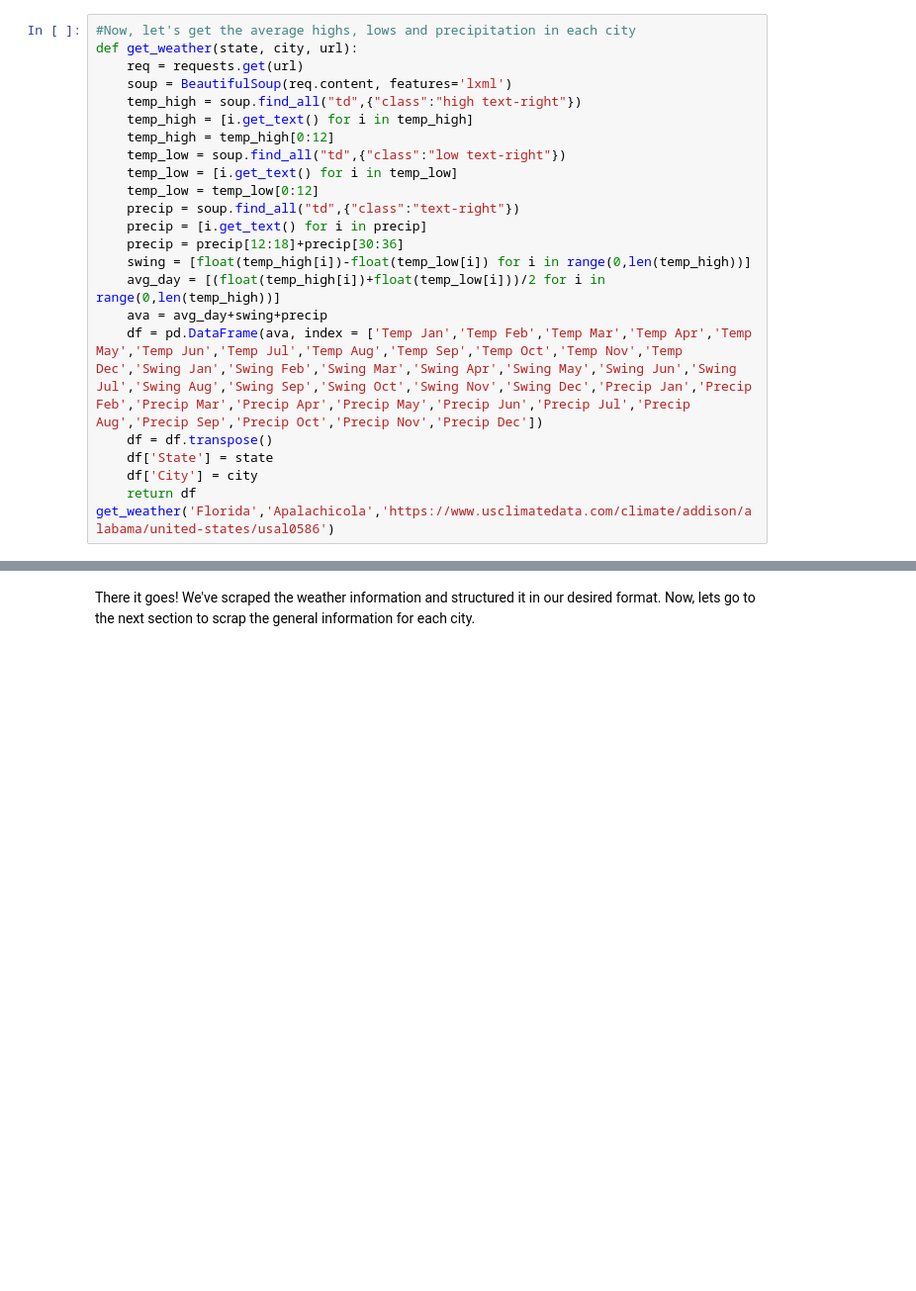
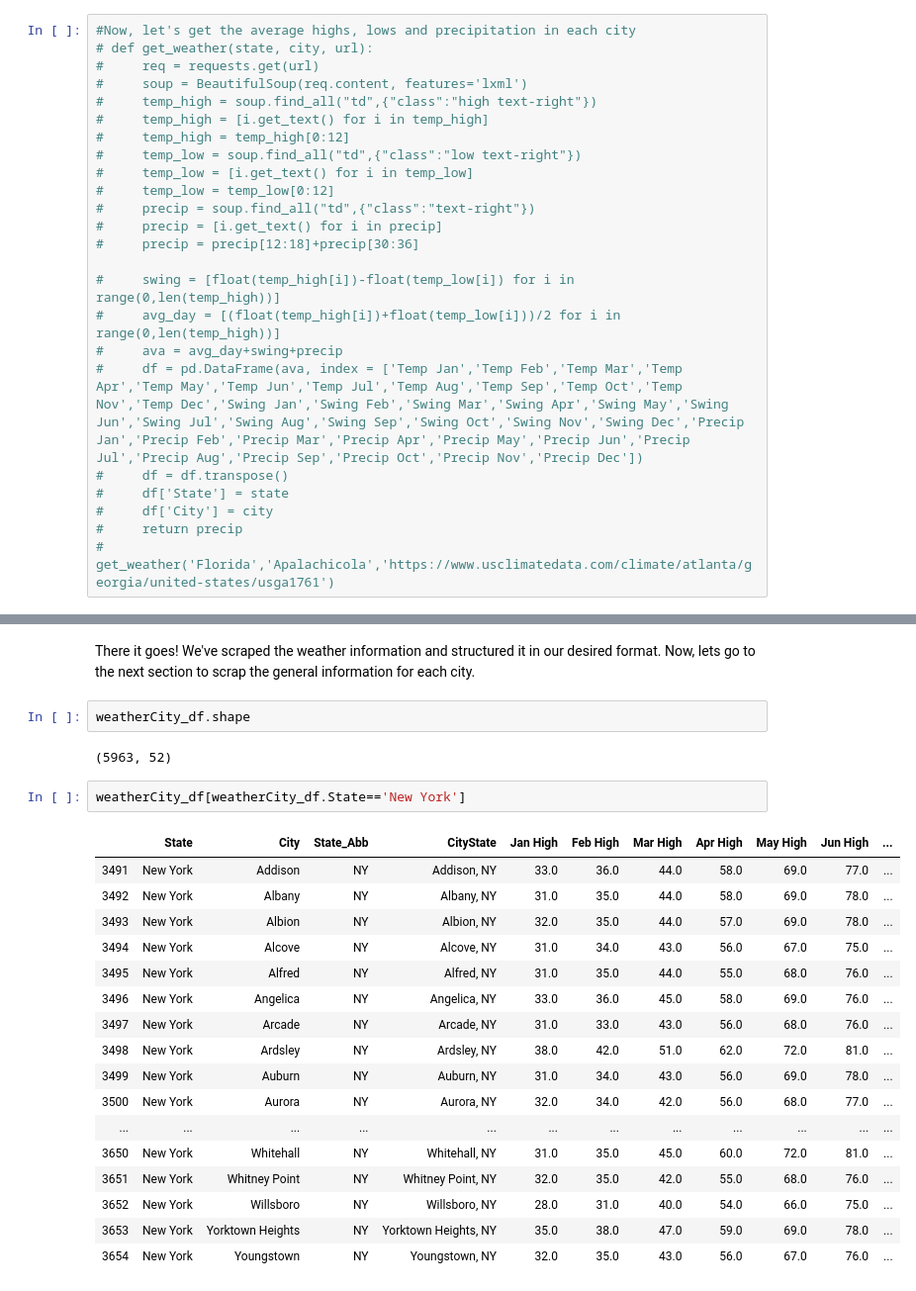
Before and after one commit to eliasmelul/finding_schitts, a Jupyter notebook: weather_data_FMSC.ipynb, the cells around one changed output, grey strips where cells are left out. Shown at 99% size. Drawn from its saved outputs; the diff is of its cells as text; blank space fills up the shorter version.

```diff
--- a/weather_data_FMSC.ipynb
+++ b/weather_data_FMSC.ipynb
@@ -215,24 +170,25 @@ state_city_df.head()
 Now that we have a dataframe with all the cities and their respective URL to scrap weather data, lets begin scraping!
 # %%
 #Now, let's get the average highs, lows and precipitation in each city
-def get_weather(state, city, url):
-    req = requests.get(url)
-    soup = BeautifulSoup(req.content, features='lxml')
-    temp_high = soup.find_all("td",{"class":"high text-right"})
-    temp_high = [i.get_text() for i in temp_high]
-    temp_high = temp_high[0:12]
-    temp_low = soup.find_all("td",{"class":"low text-right"})
-    temp_low = [i.get_text() for i in temp_low]
-    temp_low = temp_low[0:12]
-    precip = soup.find_all("td",{"class":"text-right"})
-    precip = [i.get_text() for i in precip]
-    precip = precip[12:18]+precip[30:36]
-    swing = [float(temp_high[i])-float(temp_low[i]) for i in range(0,len(temp_high))]
-    avg_day = [(float(temp_high[i])+float(temp_low[i]))/2 for i in range(0,len(temp_high))]
-    ava = avg_day+swing+precip
-    df = pd.DataFrame(ava, index = ['Temp Jan','Temp Feb','Temp Mar','Temp Apr','Temp May','Temp Jun','Temp Jul','Temp Aug','Temp Sep','Temp Oct','Temp Nov','Temp Dec','Swing Jan','Swing Feb','Swing Mar','Swing Apr','Swing May','Swing Jun','Swing Jul','Swing Aug','Swing Sep','Swing Oct','Swing Nov','Swing Dec','Precip Jan','Precip Feb','Precip Mar','Precip Apr','Precip May','Precip Jun','Precip Jul','Precip Aug','Precip Sep','Precip Oct','Precip Nov','Precip Dec'])
-    df = df.transpose()
-    df['State'] = state
-    df['City'] = city
-    return df
-get_weather('Florida','Apalachicola','https://www.usclimatedata.com/climate/addison/alabama/united-states/usal0586')
+# def get_weather(state, city, url):
+#     req = requests.get(url)
+#     soup = BeautifulSoup(req.content, features='lxml')
+#     temp_high = soup.find_all("td",{"class":"high text-right"})
+#     temp_high = [i.get_text() for i in temp_high]
+#     temp_high = temp_high[0:12]
+#     temp_low = soup.find_all("td",{"class":"low text-right"})
+#     temp_low = [i.get_text() for i in temp_low]
+#     temp_low = temp_low[0:12]
+#     precip = soup.find_all("td",{"class":"text-right"})
+#     precip = [i.get_text() for i in precip]
+#     precip = precip[12:18]+precip[30:36]
+
+#     swing = [float(temp_high[i])-float(temp_low[i]) for i in range(0,len(temp_high))]
+#     avg_day = [(float(temp_high[i])+float(temp_low[i]))/2 for i in range(0,len(temp_high))]
+#     ava = avg_day+swing+precip
+#     df = pd.DataFrame(ava, index = ['Temp Jan','Temp Feb','Temp Mar','Temp Apr','Temp May','Temp Jun','Temp Jul','Temp Aug','Temp Sep','Temp Oct','Temp Nov','Temp Dec','Swing Jan','Swing Feb','Swing Mar','Swing Apr','Swing May','Swing Jun','Swing Jul','Swing Aug','Swing Sep','Swing Oct','Swing Nov','Swing Dec','Precip Jan','Precip Feb','Precip Mar','Precip Apr','Precip May','Precip Jun','Precip Jul','Precip Aug','Precip Sep','Precip Oct','Precip Nov','Precip Dec'])
+#     df = df.transpose()
+#     df['State'] = state
+#     df['City'] = city
+#     return precip
+# get_weather('Florida','Apalachicola','https://www.usclimatedata.com/climate/atlanta/georgia/united-states/usga1761')
@@ -295,2 +302,26 @@ weatherCity_df.to_csv("YOUR_PATH/final_weather_data.csv")
 # %% [markdown]
 There it goes! We've scraped the weather information and structured it in our desired format. Now, lets go to the next section to scrap the general information for each city.
+# %%
+weatherCity_df.shape
+# %% [output]
+(5963, 52)
+# %%
+weatherCity_df[weatherCity_df.State=='New York']
+# %% [output]
+|  | State | City | State_Abb | CityState | Jan High | Feb High | Mar High | Apr High | May High | Jun High | ... |
+| 3491 | New York | Addison | NY | Addison, NY | 33.0 | 36.0 | 44.0 | 58.0 | 69.0 | 77.0 | ... |
+| 3492 | New York | Albany | NY | Albany, NY | 31.0 | 35.0 | 44.0 | 58.0 | 69.0 | 78.0 | ... |
+| 3493 | New York | Albion | NY | Albion, NY | 32.0 | 35.0 | 44.0 | 57.0 | 69.0 | 78.0 | ... |
+| 3494 | New York | Alcove | NY | Alcove, NY | 31.0 | 34.0 | 43.0 | 56.0 | 67.0 | 75.0 | ... |
+| 3495 | New York | Alfred | NY | Alfred, NY | 31.0 | 35.0 | 44.0 | 55.0 | 68.0 | 76.0 | ... |
+| 3496 | New York | Angelica | NY | Angelica, NY | 33.0 | 36.0 | 45.0 | 58.0 | 69.0 | 76.0 | ... |
+| 3497 | New York | Arcade | NY | Arcade, NY | 31.0 | 33.0 | 43.0 | 56.0 | 68.0 | 76.0 | ... |
+| 3498 | New York | Ardsley | NY | Ardsley, NY | 38.0 | 42.0 | 51.0 | 62.0 | 72.0 | 81.0 | ... |
+| 3499 | New York | Auburn | NY | Auburn, NY | 31.0 | 34.0 | 43.0 | 56.0 | 69.0 | 78.0 | ... |
+| 3500 | New York | Aurora | NY | Aurora, NY | 32.0 | 34.0 | 42.0 | 56.0 | 68.0 | 77.0 | ... |
+| ... | ... | ... | ... | ... | ... | ... | ... | ... | ... | ... | ... |
+| 3650 | New York | Whitehall | NY | Whitehall, NY | 31.0 | 35.0 | 45.0 | 60.0 | 72.0 | 81.0 | ... |
+| 3651 | New York | Whitney Point | NY | Whitney Point, NY | 32.0 | 35.0 | 42.0 | 55.0 | 68.0 | 76.0 | ... |
+| 3652 | New York | Willsboro | NY | Willsboro, NY | 28.0 | 31.0 | 40.0 | 54.0 | 66.0 | 75.0 | ... |
+| 3653 | New York | Yorktown Heights | NY | Yorktown Heights, NY | 35.0 | 38.0 | 47.0 | 59.0 | 69.0 | 78.0 | ... |
+| 3654 | New York | Youngstown | NY | Youngstown, NY | 32.0 | 35.0 | 43.0 | 56.0 | 67.0 | 76.0 | ... |
```
Also changed, not shown: parts of 11 cells of this notebook.
